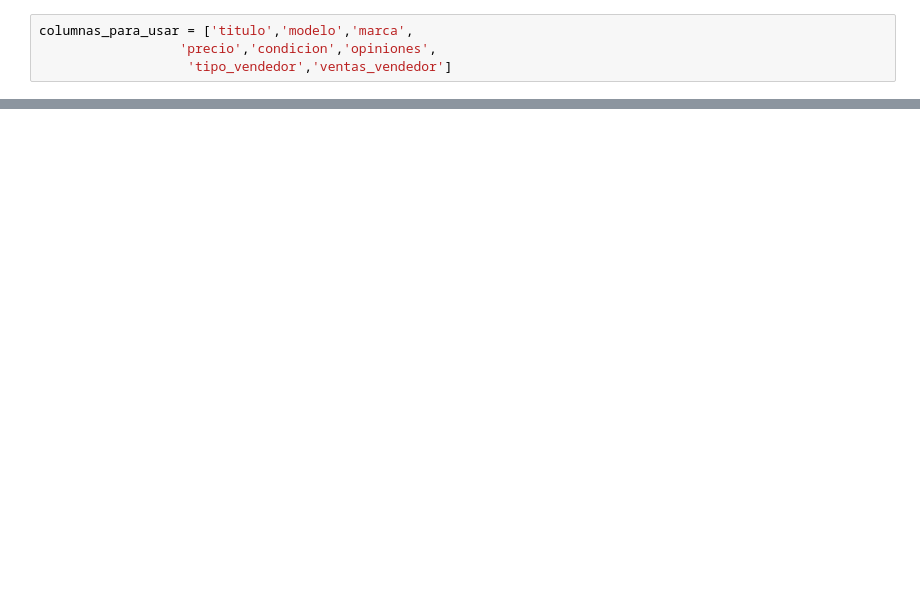
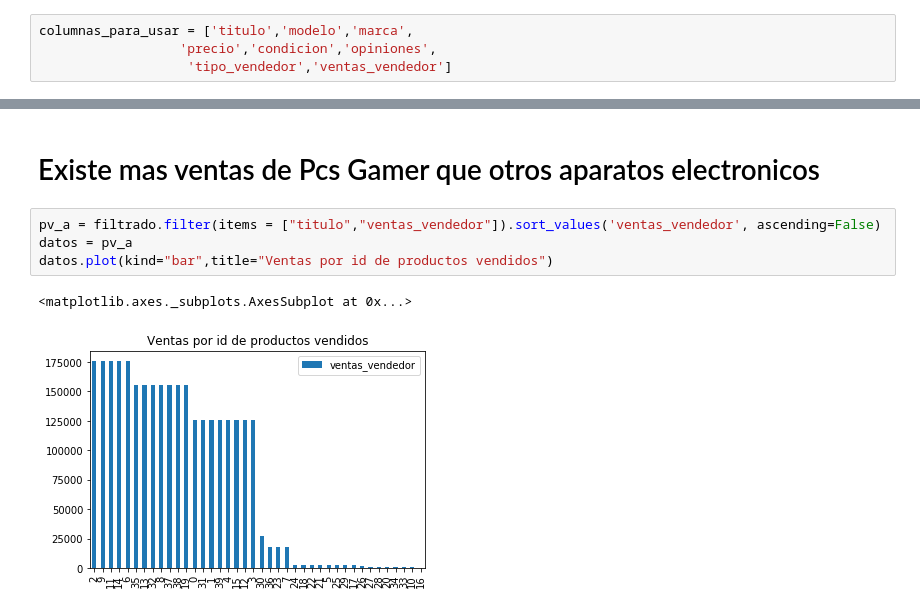
Before and after one commit to 2019-a-gr1-python/py-tupiza-peralta-alejandro-daniel, a Jupyter notebook: Deberes/Proyecto/Scrapy_analisis.py.ipynb, the cells around one changed output, grey strips where cells are left out. Drawn from its saved outputs; the diff is of its cells as text; blank space fills up the shorter version.

```diff
--- a/Deberes/Proyecto/Scrapy_analisis.py.ipynb
+++ b/Deberes/Proyecto/Scrapy_analisis.py.ipynb
@@ -171,0 +173,9 @@ plt.show()
+# %% [markdown]
+# Existe mas ventas de Pcs Gamer que otros aparatos electronicos
+# %%
+pv_a = filtrado.filter(items = ["titulo","ventas_vendedor"]).sort_values('ventas_vendedor', ascending=False)
+datos = pv_a
+datos.plot(kind="bar",title="Ventas por id de productos vendidos")
+# %% [output]
+<matplotlib.axes._subplots.AxesSubplot at 0x...>
+[figure, added]
```
Also changed, not shown: parts of 9 cells of this notebook, 2 other files.
